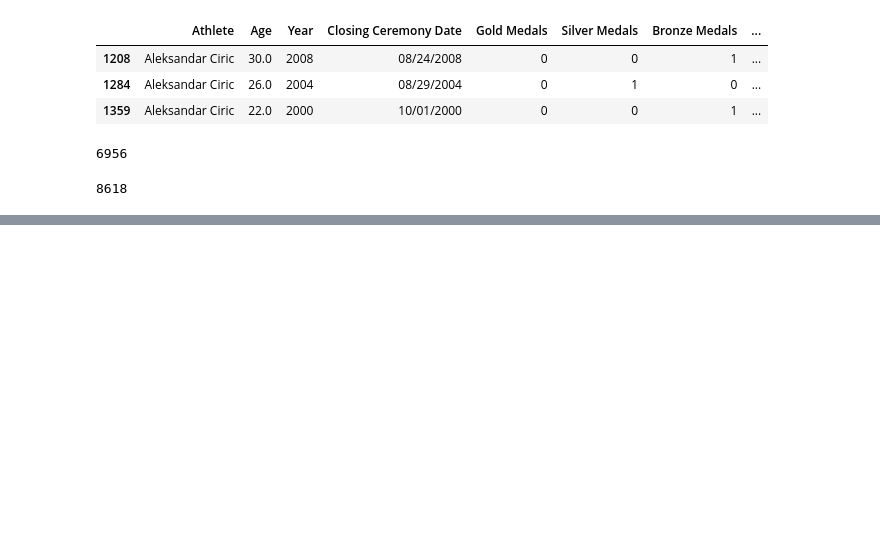
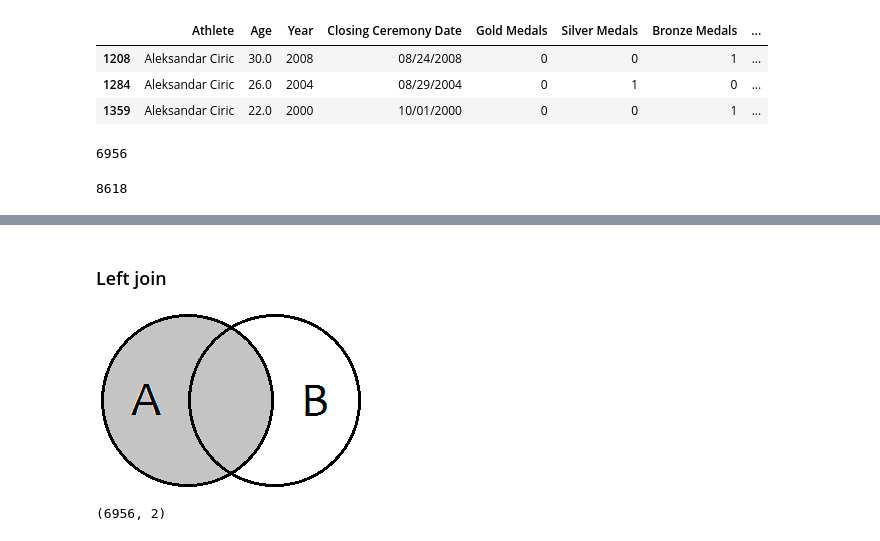
Before and after one commit to mmunozbe/ml-course, a Jupyter notebook: T2-4-Data cleaning-Concatenación de datos.ipynb, the cells around one changed output, grey strips where cells are left out. Saved outputs shown, nothing was run; the diff lists cells and outputs as text; code cells hidden in the pictures; blank space fills up the shorter version.

```diff
--- a/T2-4-Data cleaning-Concatenación de datos.ipynb
+++ b/T2-4-Data cleaning-Concatenación de datos.ipynb
@@ -260,0 +316,10 @@ len(data_final)
+# %% [markdown]
+### Left join
+# %%
+Image(filename = "/home/matheo/Documents/ml-course-self/resources/left-join.png")
+# %% [output]
+[figure, added]
+# %%
+data_country_dp.shape
+# %% [output]
+(6956, 2)
```
Also changed, not shown: parts of 20 cells of this notebook, 7 other files.
